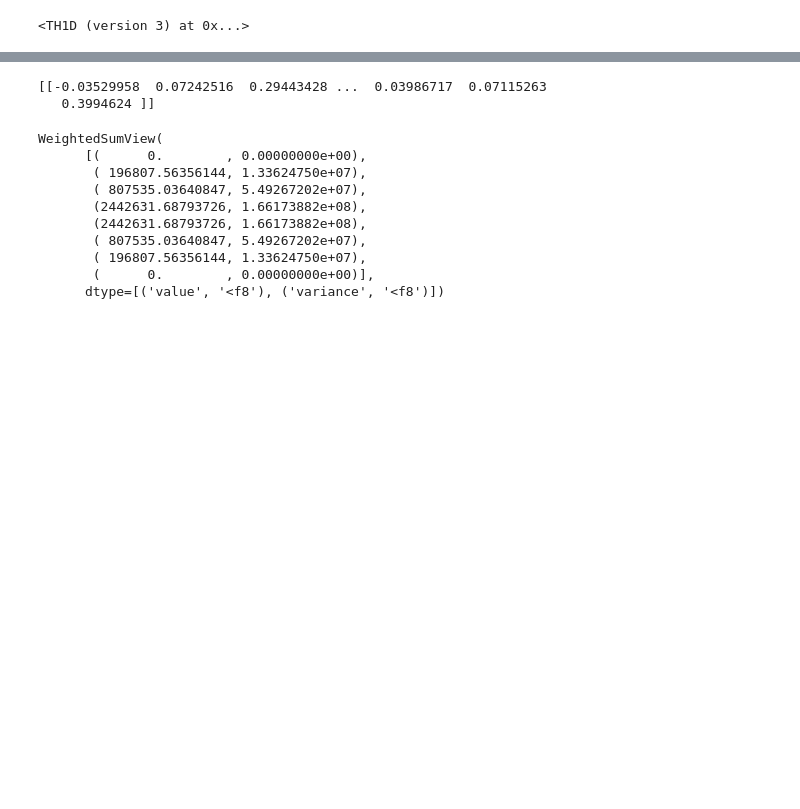
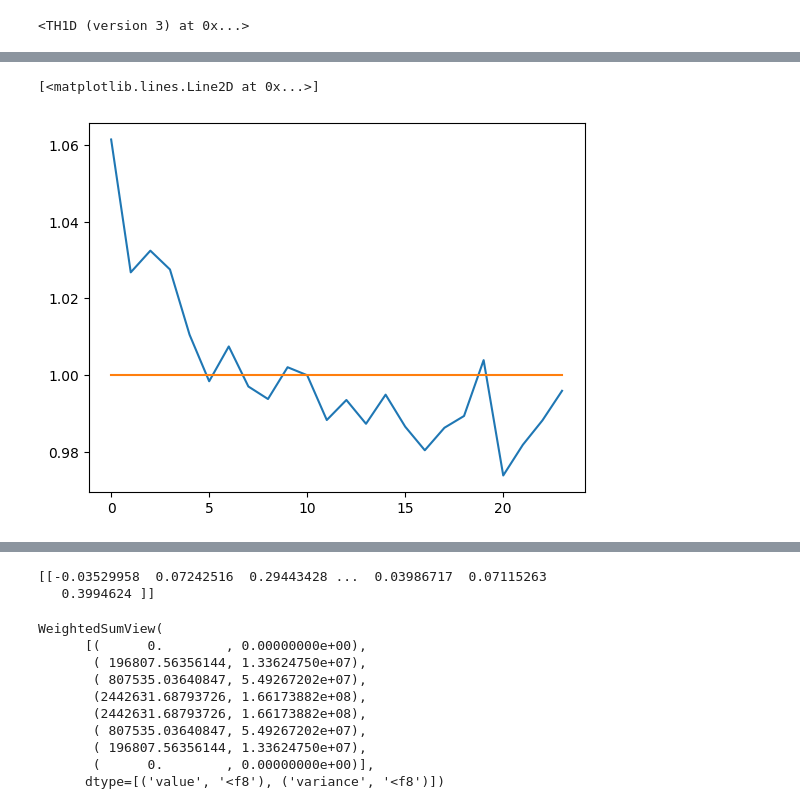
Before and after one commit to amandeephy/Unfolding_rewrite, a Jupyter notebook: Notebooks/MkHistograms.ipynb, the cells around one changed output, grey strips where cells are left out. Saved outputs shown, nothing was run; the diff lists cells and outputs as text; code cells hidden in the pictures; blank space fills up the shorter version.

```diff
--- a/Notebooks/MkHistograms.ipynb
+++ b/Notebooks/MkHistograms.ipynb
@@ -288,0 +452,6 @@ ColormeshArtists(pcolormesh=<matplotlib.collections.QuadMesh object at 0x...>, c
+# %%
+plt.plot(np.divide(Jason_gen_normed, FW_gen_normed))
+plt.plot(np.ones(len(FW_gen_normed)))
+# %% [output]
+[<matplotlib.lines.Line2D at 0x...>]
+[figure, added]
```
Also changed, not shown: parts of 28 cells of this notebook, 2 other files.
